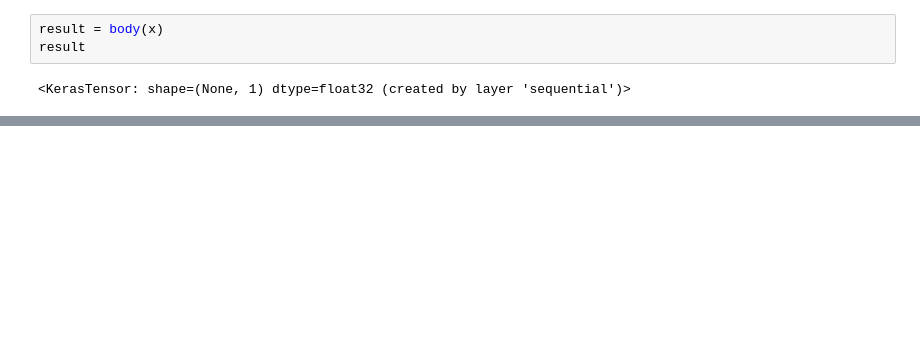
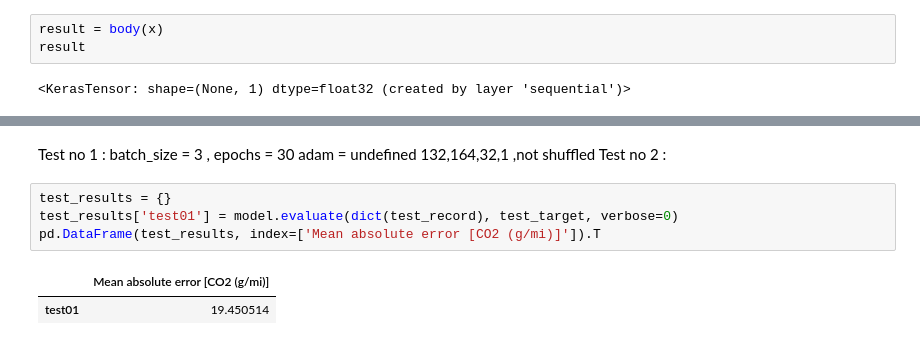
Before and after one commit to TharinduGee/Prediction_Models, a Jupyter notebook: Carbon_Emission_Predictor_Full_Model.ipynb, the cells around one changed output, grey strips where cells are left out. Cells and saved outputs as stored; diff of their text form; blank space fills up the shorter version.

```diff
--- a/Carbon_Emission_Predictor_Full_Model.ipynb
+++ b/Carbon_Emission_Predictor_Full_Model.ipynb
@@ -234,0 +219,10 @@ model.summary()
+# %% [markdown]
+Test no 1 : batch_size = 3 , epochs = 30 adam = undefined 132,164,32,1 ,not shuffled
+Test no 2 :
+# %%
+test_results = {}
+test_results['test01'] = model.evaluate(dict(test_record), test_target, verbose=0)
+pd.DataFrame(test_results, index=['Mean absolute error [CO2 (g/mi)]']).T
+# %% [output]
+|  | Mean absolute error [CO2 (g/mi)] |
+| test01 | 19.450514 |
```
Also changed, not shown: parts of 33 cells of this notebook.
